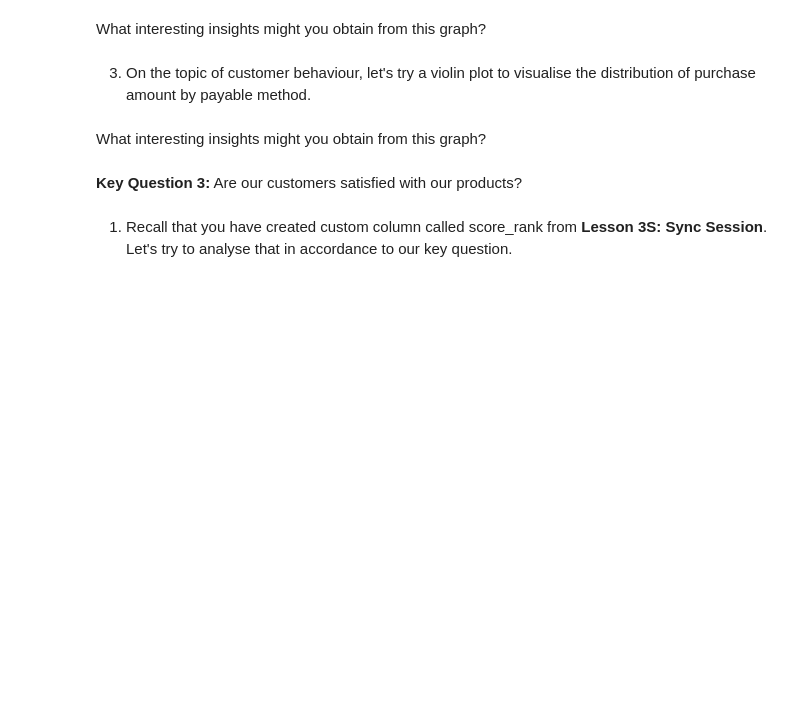
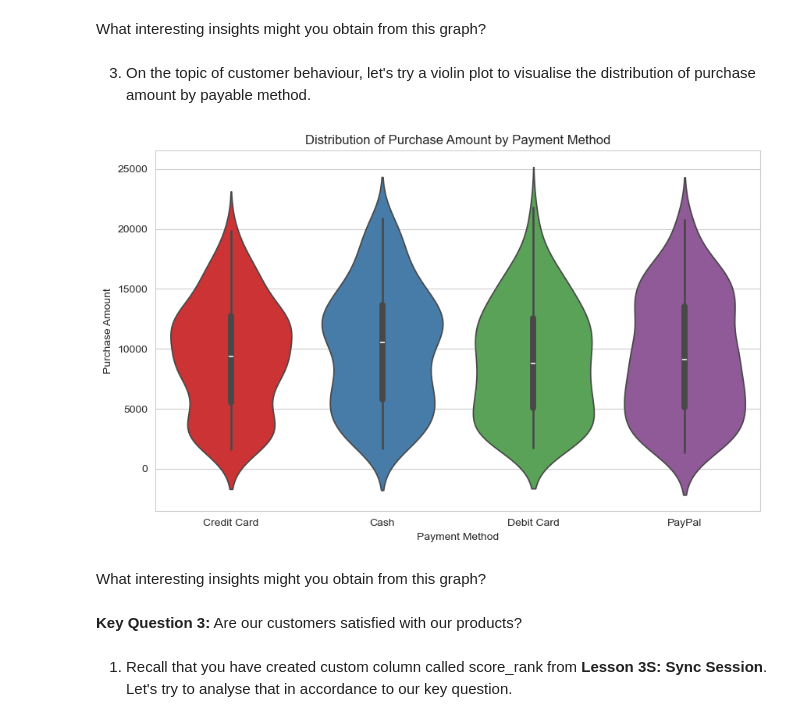
Before and after one commit to faizzmi/kyouth-data-analytics, a Jupyter notebook: Lesson 4/sync/Module 4 Sync_Worksheet_V1.ipynb, the cells around one changed output. Drawn from its saved outputs; the diff is of its cells as text; code cells hidden in the pictures; blank space fills up the shorter version.

```diff
--- a/Lesson 4/sync/Module 4 Sync_Worksheet_V1.ipynb
+++ b/Lesson 4/sync/Module 4 Sync_Worksheet_V1.ipynb
@@ -188,5 +223,22 @@ What interesting insights might you obtain from this graph?
 # %% [markdown]
 3) On the topic of customer behaviour, let's try a violin plot to visualise the distribution of purchase amount by payable method.
+# %%
+plt.figure(figsize=(10,6))
+sns.violinplot(
+    data=merged_df,
+    x="payment_method",
+    y="purchase_amount",
+    hue="payment_method",
+    palette="Set1",
+    legend=False
+)
+
+plt.title("Distribution of Purchase Amount by Payment Method")
+plt.xlabel("Payment Method")
+plt.ylabel("Purchase Amount")
+plt.show()
+# %% [output]
+[figure, added]
 # %% [markdown]
 What interesting insights might you obtain from this graph?
 # %%
```
Also changed, not shown: parts of 15 cells of this notebook, 1 other file.
